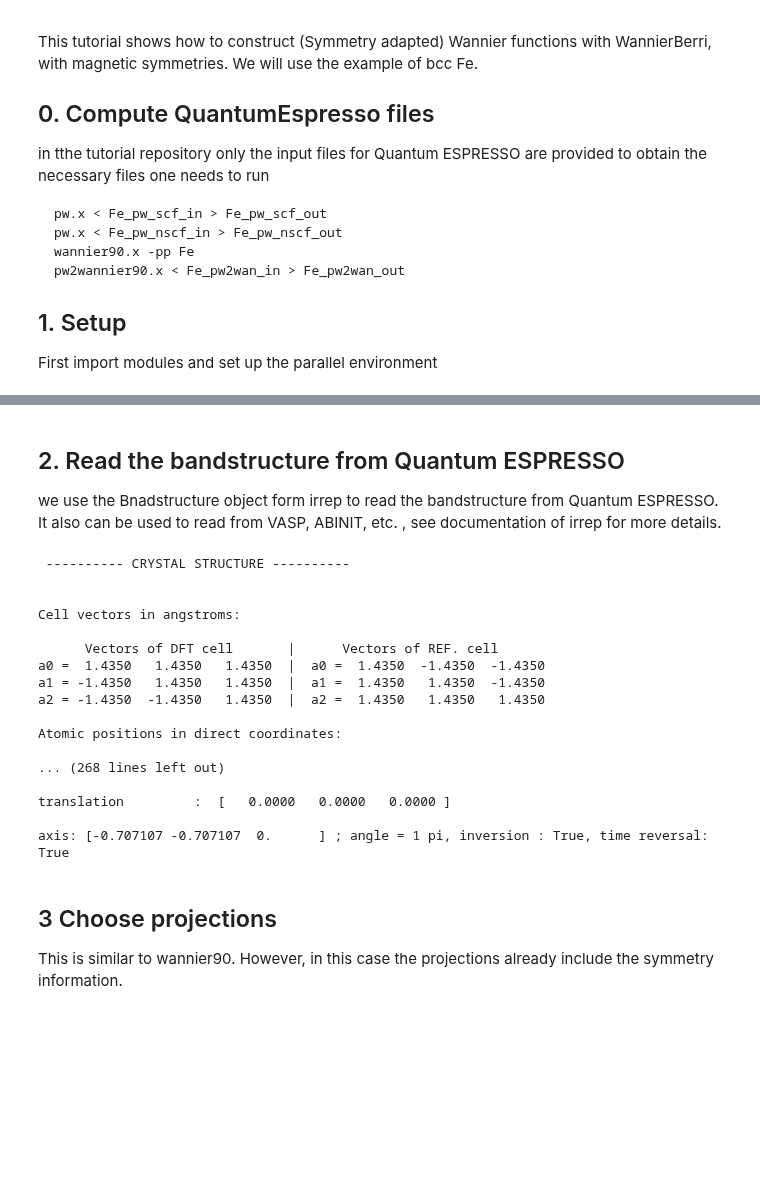
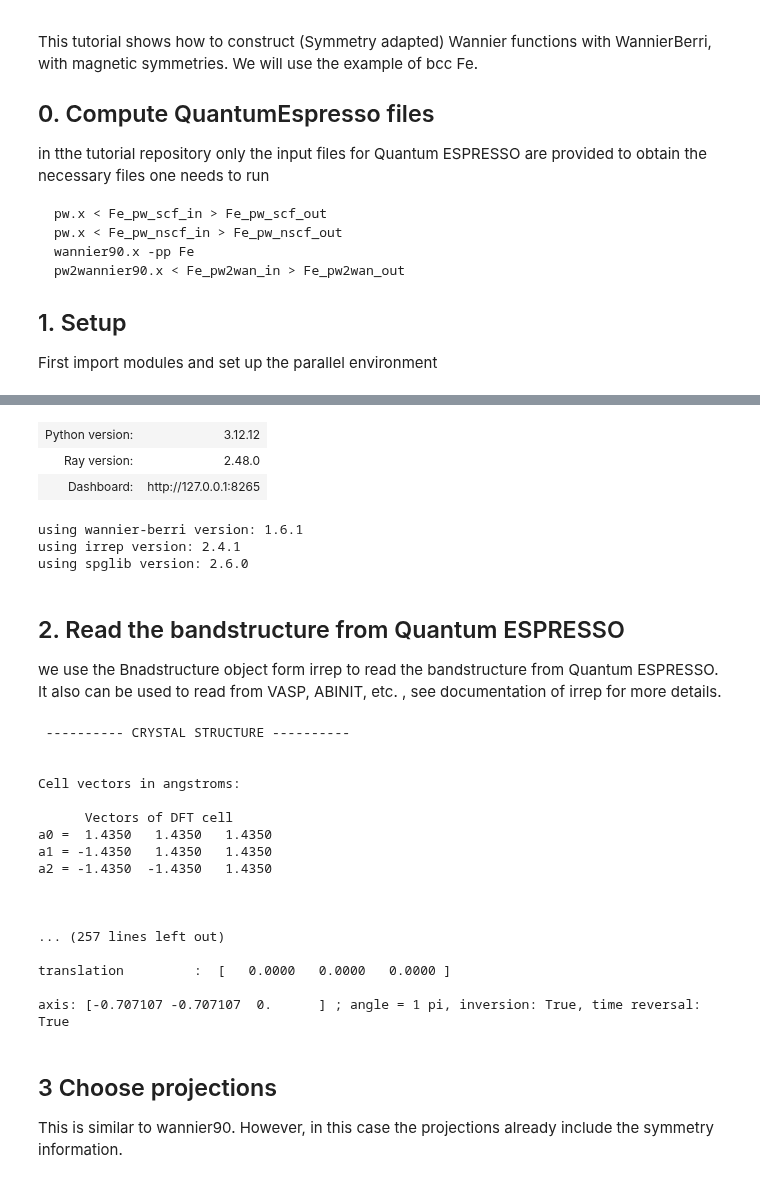
Before and after one commit to wannier-berri/WannierBerri-tutorial, a Jupyter notebook: tutorials/6_wannierisation/wannierise.ipynb, the cells around one changed output, grey strips where cells are left out. Saved outputs shown, nothing was run; the diff lists cells and outputs as text; code cells hidden in the pictures; blank space fills up the shorter version.

```diff
--- a/tutorials/6_wannierisation/wannierise.ipynb
+++ b/tutorials/6_wannierisation/wannierise.ipynb
@@ -61,0 +20,7 @@ initializing ray with  {'num_gpus': 0, 'num_cpus': None}
+# %%
+import ray
+# Initialize Ray with 8 CPU cores
+# Do this only once at the beginning of your script. Initializing multiple times will lead to errors.
+ray.init(num_cpus=8)
+# If needed, you can do ray.shutdown() at the end of your script to clean up resources.
+# %% [output]
@@ -62,3 +29,28 @@ initializing ray with  {'num_gpus': 0, 'num_cpus': None}
+| Python version: | 3.12.12 |
+| Ray version: | 2.48.0 |
+| Dashboard: | http://127.0.0.1:8265 |
+# %%
+
+import os
+
+from matplotlib import pyplot as plt
+import scipy
+import wannierberri as wb
+import numpy as np
+
+path_data = "./pwscf/"  # adjust path if needed to point to the data in the tests fo wannier-berri repository
+
+assert os.path.exists(path_data), f"Path {path_data} does not exist"
+
+import irrep, spglib
+
+print (f"using wannier-berri version: {wb.__version__}")
+print (f"using irrep version: {irrep.__version__}")
+print (f"using spglib version: {spglib.__version__}")
+# %% [output]
+using wannier-berri version: 1.6.1
+using irrep version: 2.4.1
+using spglib version: 2.6.0
 # %% [markdown]
 ## 2. Read the bandstructure from Quantum ESPRESSO
 
@@ -69,11 +61,11 @@ from irrep.bandstructure import BandStructure
 assert os.path.exists(path_data), f"Path {path_data} does not exist"
   # adjust path if needed to point to the data in the tests fo wannier-berri repository
 bandstructure = BandStructure(code='espresso',   # to work with VASP or abinit please refer to the documentation of irrep
-                            prefix=str(path_data / "Fe"),
+                            prefix=os.path.join(path_data, "Fe"),
                             Ecut=100,
                             normalize=False,
                             magmom=[[0,0,1]],  # set the magnetic moments for a magnetic system (units do not matter)
-                            include_TR=True)  # set include_TR=False if you do not want to include the symmetries involving time reversal
+                            include_TR=True)  # set include_TR=False if you do not want to include the symmetries involving time reversal (magnetic symmetries)
 spacegroup = bandstructure.spacegroup
 spacegroup.show()
 # %% [output]
@@ -82,18 +74,18 @@ spacegroup.show()
 
 Cell vectors in angstroms:
 
-      Vectors of DFT cell       |      Vectors of REF. cell
-a0 =  1.4350   1.4350   1.4350  |  a0 =  1.4350  -1.4350  -1.4350
-a1 = -1.4350   1.4350   1.4350  |  a1 =  1.4350   1.4350  -1.4350
-a2 = -1.4350  -1.4350   1.4350  |  a2 =  1.4350   1.4350   1.4350
+      Vectors of DFT cell
+a0 =  1.4350   1.4350   1.4350
+a1 = -1.4350   1.4350   1.4350
+a2 = -1.4350  -1.4350   1.4350
 
-Atomic positions in direct coordinates:
 
-... (268 lines left out)
+
+... (257 lines left out)
 
 translation         :  [   0.0000   0.0000   0.0000 ]
 
-axis: [-0.707107 -0.707107  0.      ] ; angle = 1 pi, inversion : True, time reversal: True
+axis: [-0.707107 -0.707107  0.      ] ; angle = 1 pi, inversion: True, time reversal: True
 # %% [markdown]
 ## 3 Choose projections
 
```
Also changed, not shown: parts of 10 cells of this notebook.
